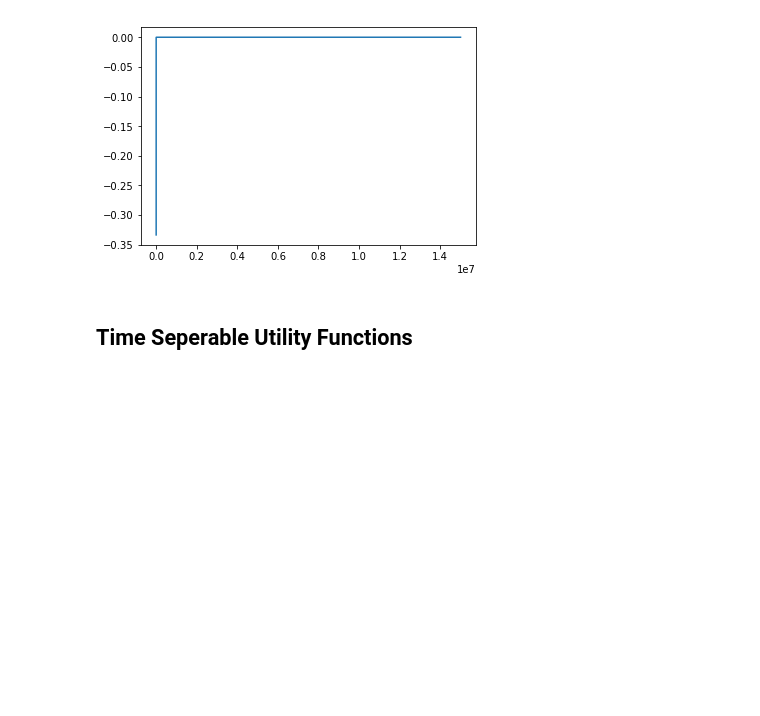
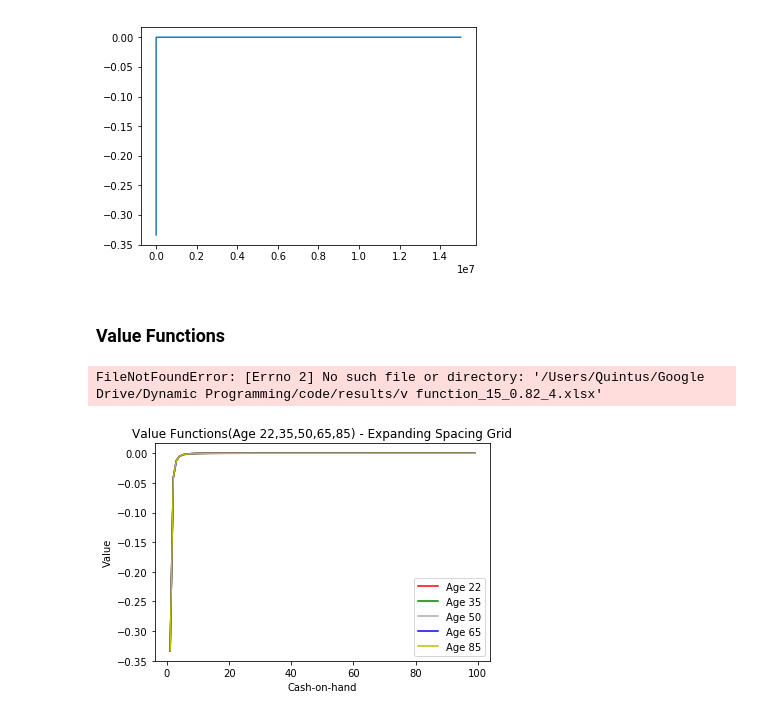
Before and after one commit to Quintus-Zhang/Tracer, a Jupyter notebook: jupyter/expanding_grid.ipynb, the cells around one changed output. Cells and saved outputs as stored; diff of their text form; code cells hidden in the pictures; blank space fills up the shorter version.

Commit message:
generate v funcs
Former-commit-id: 3c5ed1e73cb3e1919a359fbb7e4839cfa17cbb7f

```diff
--- a/jupyter/expanding_grid.ipynb
+++ b/jupyter/expanding_grid.ipynb
@@ -118,4 +116,4 @@ plt.show()
 # %% [output]
 [figure]
 # %% [markdown]
-## Time Seperable Utility Functions
+### Value Functions
@@ -121,0 +125,50 @@ plt.show()
+# %%
+even_grid = np.linspace(0, 1, N_W)
+grid_w = LOWER_BOUND_W + (UPPER_BOUND_W - LOWER_BOUND_W) * even_grid**EXPAND_FAC
+
+base_path = '/Users/Quintus/Google Drive/Dynamic Programming/code'
+v_func_fp = os.path.join(base_path, 'results', 'v function_15_0.82_4.xlsx')
+v_df = pd.read_excel(v_func_fp)
+
+end = 100
+interp_points = np.arange(1, end)
+for age in range(99, 100):
+    spline = CubicSpline(grid_w, v_df[str(age)], bc_type='natural')
+    v = spline(interp_points)
+    plt.plot(interp_points, v, label=str(age))
+# plt.xlim([-1, 500])
+plt.xlabel('Cash-on-hand')
+plt.ylabel('Value')
+plt.title('Value Functions(Age 22~65) - Expanding Spacing Grid')
+# plt.legend()
+plt.show()
+# %% [output]
+FileNotFoundError: [Errno 2] No such file or directory: '/Users/Quintus/Google Drive/Dynamic Programming/code/results/v function_15_0.82_4.xlsx'
+# %%
+spline = CubicSpline(grid_w, v_df['22'], bc_type='natural')
+v = spline(interp_points)
+plt.plot(interp_points, v, color='r', label='Age 22')
+
+spline = CubicSpline(grid_w, v_df['35'], bc_type='natural')
+v = spline(interp_points)
+plt.plot(interp_points, v, color='g', label='Age 35')
+
+spline = CubicSpline(grid_w, v_df['50'], bc_type='natural')
+v = spline(interp_points)
+plt.plot(interp_points, v, color='darkgrey', label='Age 50')
+
+spline = CubicSpline(grid_w, v_df['65'], bc_type='natural')
+v = spline(interp_points)
+plt.plot(interp_points, v, color='b', label='Age 65')
+
+spline = CubicSpline(grid_w, v_df['85'], bc_type='natural')
+v = spline(interp_points)
+plt.plot(interp_points, v, color='y', label='Age 85')
+
+plt.xlabel('Cash-on-hand')
+plt.ylabel('Value')
+plt.title('Value Functions(Age 22,35,50,65,85) - Expanding Spacing Grid')
+plt.legend()
+plt.show()
+# %% [output]
+[figure, added]
```
Also changed, not shown: parts of 7 cells of this notebook, 1 other file.
